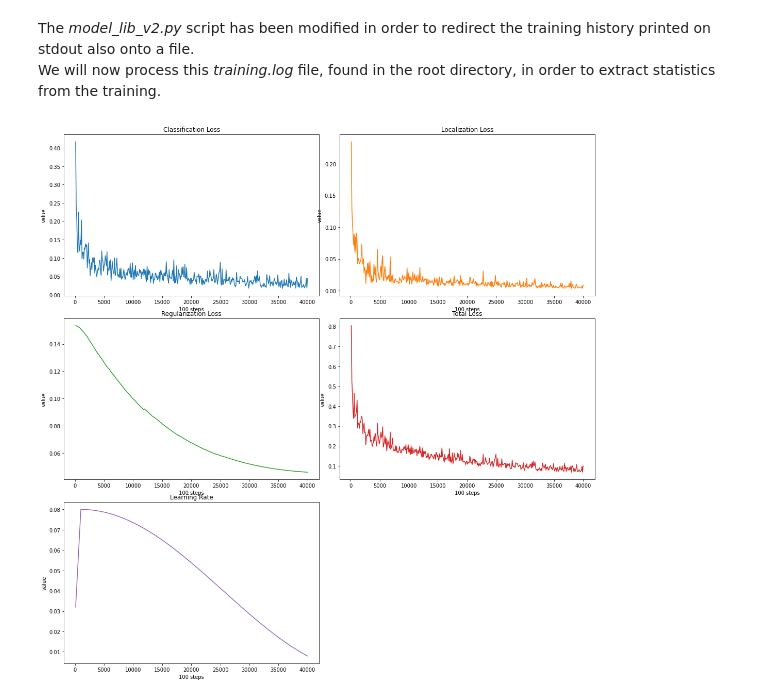
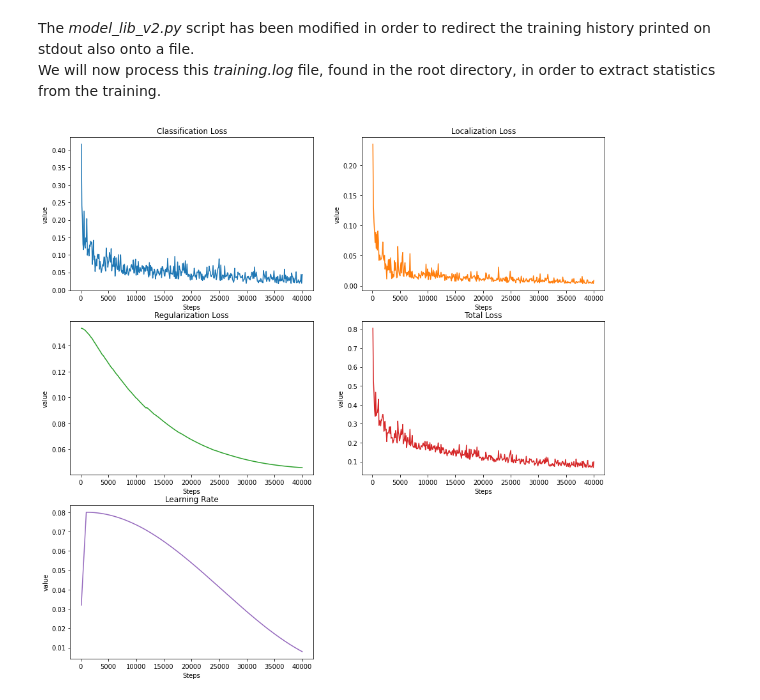
Before and after one commit to MarzioVallero/ML-Based-Blender-Gestural-Input-Interface, a Jupyter notebook: DatasetGeneration.ipynb, the cells around one changed output. Cells and saved outputs as stored; diff of their text form; code cells hidden in the pictures.

```diff
--- a/DatasetGeneration.ipynb
+++ b/DatasetGeneration.ipynb
@@ -382,23 +354,22 @@ num_entries = len(history_dict['classification_loss'])
 # %%
 import matplotlib.pyplot as plt
 import numpy as np
 
 fig, axs = plt.subplots(3, 2)
 fig.set_size_inches(15, 15)
 axs[0, 0].plot(np.linspace(100, 100 * num_entries, num_entries), np.array(history_dict['classification_loss'], dtype=np.float32), 'tab:blue')
 axs[0, 0].set_title('Classification Loss')
 axs[0, 1].plot(np.linspace(100, 100 * num_entries, num_entries), np.array(history_dict['localization_loss'], dtype=np.float32), 'tab:orange')
 axs[0, 1].set_title('Localization Loss')
 axs[1, 0].plot(np.linspace(100, 100 * num_entries, num_entries), np.array(history_dict['regularization_loss'], dtype=np.float32), 'tab:green')
 axs[1, 0].set_title('Regularization Loss')
 axs[1, 1].plot(np.linspace(100, 100 * num_entries, num_entries), np.array(history_dict['total_loss'], dtype=np.float32), 'tab:red')
 axs[1, 1].set_title('Total Loss')
 axs[2, 0].plot(np.linspace(100, 100 * num_entries, num_entries), np.array(history_dict['learning_rate'], dtype=np.float32), 'tab:purple')
 axs[2, 0].set_title('Learning Rate')
 axs[2, 1].set_visible(False)
-fig.tight_layout()
 
 for ax in axs.flat:
-    ax.set(xlabel='100 steps', ylabel='value')
+    ax.set(xlabel='Steps', ylabel='value')
 # %% [output]
-[figure, old version]
+[figure, new version]
```
Also changed, not shown: parts of 4 cells of this notebook, 1 other file.
